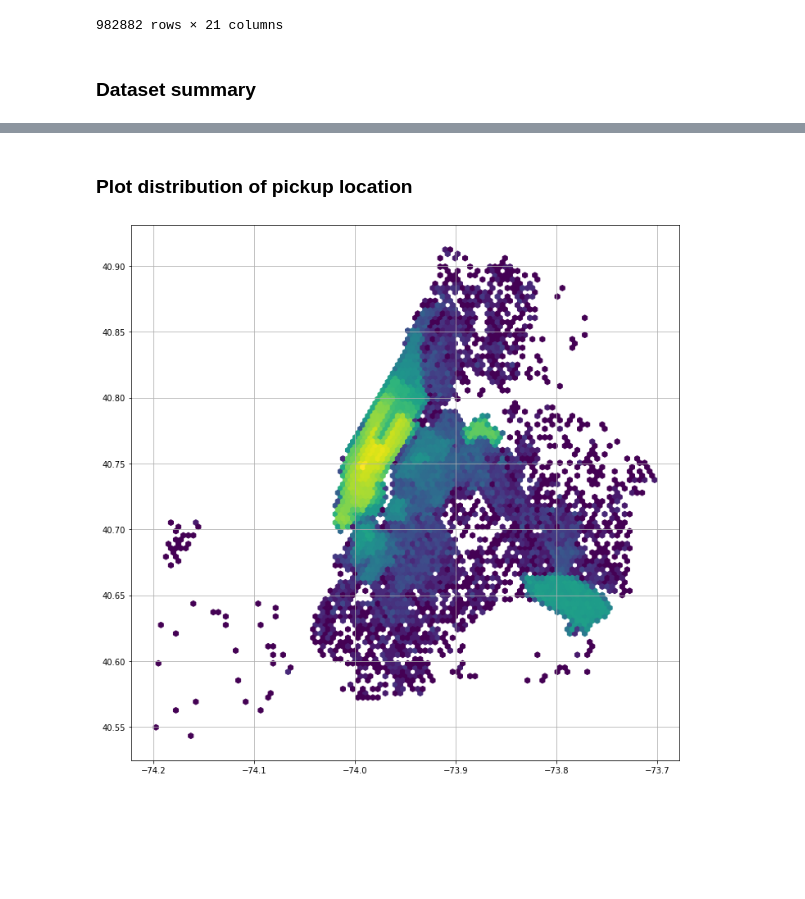
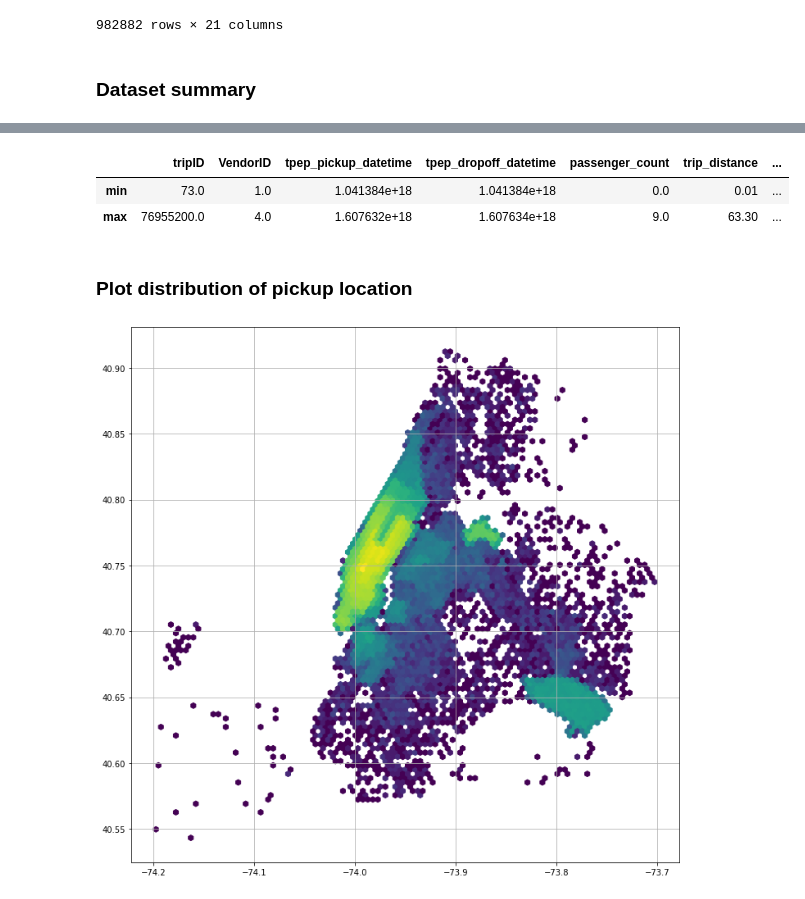
Before and after one commit to vis-au/prosample, a Jupyter notebook: server/pipeline/linearizations/input_files/taxis_tests.ipynb, the cells around one changed output, grey strips where cells are left out. Cells and saved outputs as stored; diff of their text form; code cells hidden in the pictures; blank space fills up the shorter version.

Commit message:
update taxi preprocessing

```diff
--- a/server/pipeline/linearizations/input_files/taxis_tests.ipynb
+++ b/server/pipeline/linearizations/input_files/taxis_tests.ipynb
@@ -103,3 +90,15 @@ rides_df.describe()
+# %%
+import pandas as pd
+
+columns = ["tripID", "VendorID", "tpep_pickup_datetime", "tpep_dropoff_datetime", "passenger_count", "trip_distance", "RatecodeID", "PULocationID", "DOLocationID", "payment_type", "fare_amount", "extra", "mta_tax", "tip_amount", "tolls_amount", "improvement_surcharge", "total_amount", "PURepresentativeX", "PURepresentativeY", "DORepresentativeX", "DORepresentativeY"]
+
+rides_df = pd.read_csv("./taxisData.csv", sep=";", names=columns)
+pd.set_option('display.max_columns', 500)
+rides_df.describe().loc[["min", "max"]]
+# %% [output]
+|  | tripID | VendorID | tpep_pickup_datetime | tpep_dropoff_datetime | passenger_count | trip_distance | ... |
+| min | 73.0 | 1.0 | 1.041384e+18 | 1.041384e+18 | 0.0 | 0.01 | ... |
+| max | 76955200.0 | 4.0 | 1.607632e+18 | 1.607634e+18 | 9.0 | 63.30 | ... |
 # %% [markdown]
 ### Plot distribution of pickup location
 # %%
```
Also changed, not shown: parts of 4 cells of this notebook.
